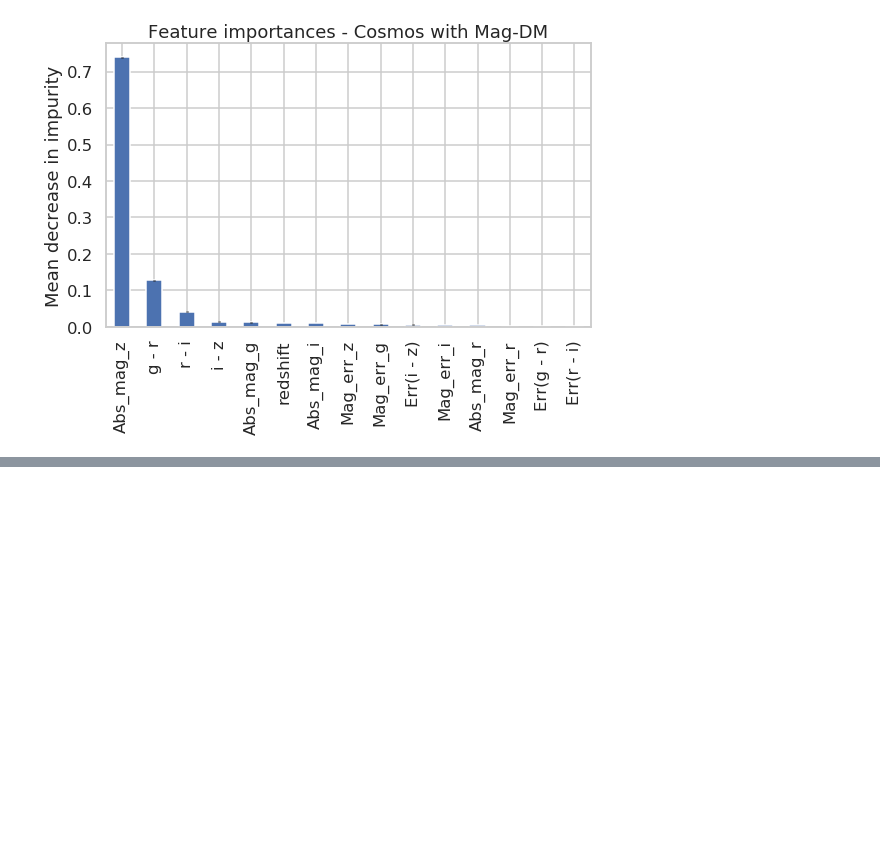
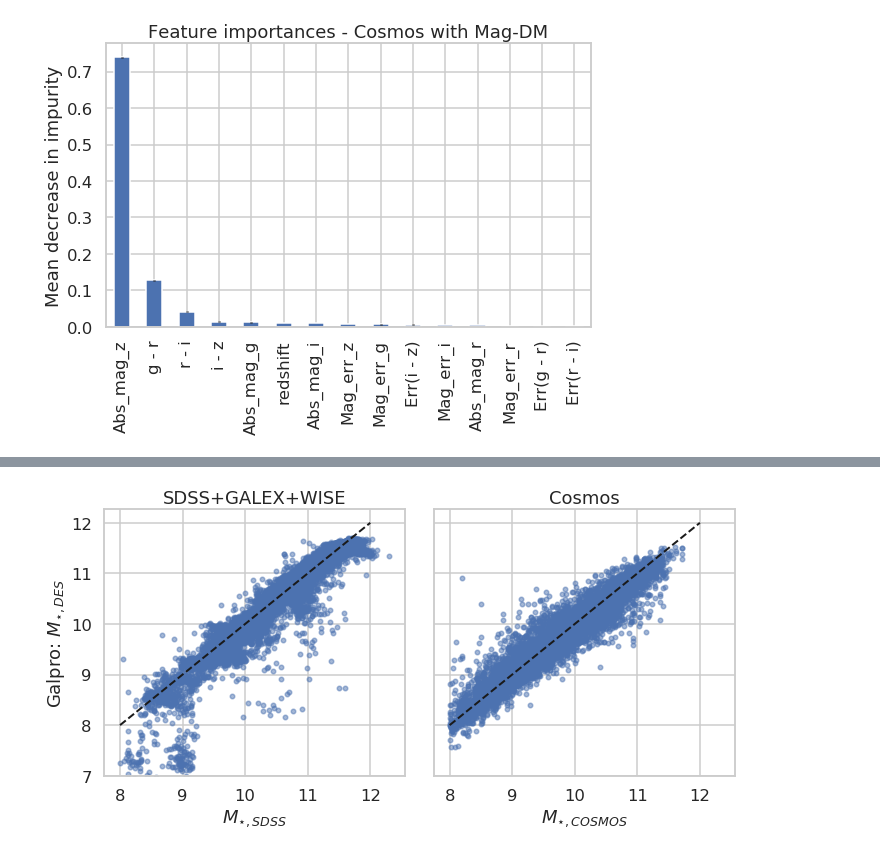
Before and after one commit to estevesjh/fnalFall2022, a Jupyter notebook: notebooks/6.validateGalpro.ipynb, the cells around one changed output, grey strips where cells are left out. Cells and saved outputs as stored; diff of their text form; code cells hidden in the pictures; blank space fills up the shorter version.

```diff
--- a/notebooks/6.validateGalpro.ipynb
+++ b/notebooks/6.validateGalpro.ipynb
@@ -479,0 +524,16 @@ fig.savefig('feature_importance_mag_dm.png',dpi=100,transparent=False,facecolor=
+# %%
+fig, axis = plt.subplots(1, 2, figsize=(10,5), sharex='all',sharey='all')
+fig.subplots_adjust(wspace=0.04)
+plot_scatter(y_test1d[y_test1d[:,0]>mlow,0],point_estimates[y_test1d[:,0]>mlow],
+             ax=axis[1],s=20,alpha=0.5,title='Cosmos',xlims=(mlow,12.))
+
+plot_scatter(y_target[(y_target>mlow)&zcut],-mean11+point_estimates3[(y_target_rs>mlow)&zcut],
+             ax=axis[0],s=20,alpha=0.5,title='SDSS+GALEX+WISE',xlims=(mlow,12.))
+axis[0].set_ylim(mlow-1,)
+axis[0].set_xlabel(r'$M_{\star,SDSS}$')
+axis[1].set_xlabel(r'$M_{\star,COSMOS}$')
+axis[0].set_ylabel(r'Galpro: $M_{\star,DES}$')
+fig.tight_layout()
+fig.savefig('validation_galpro.png',dpi=100,transparent=False,facecolor='w')
+# %% [output]
+[figure, added]
```
Also changed, not shown: parts of 28 cells of this notebook, 10 other files.
